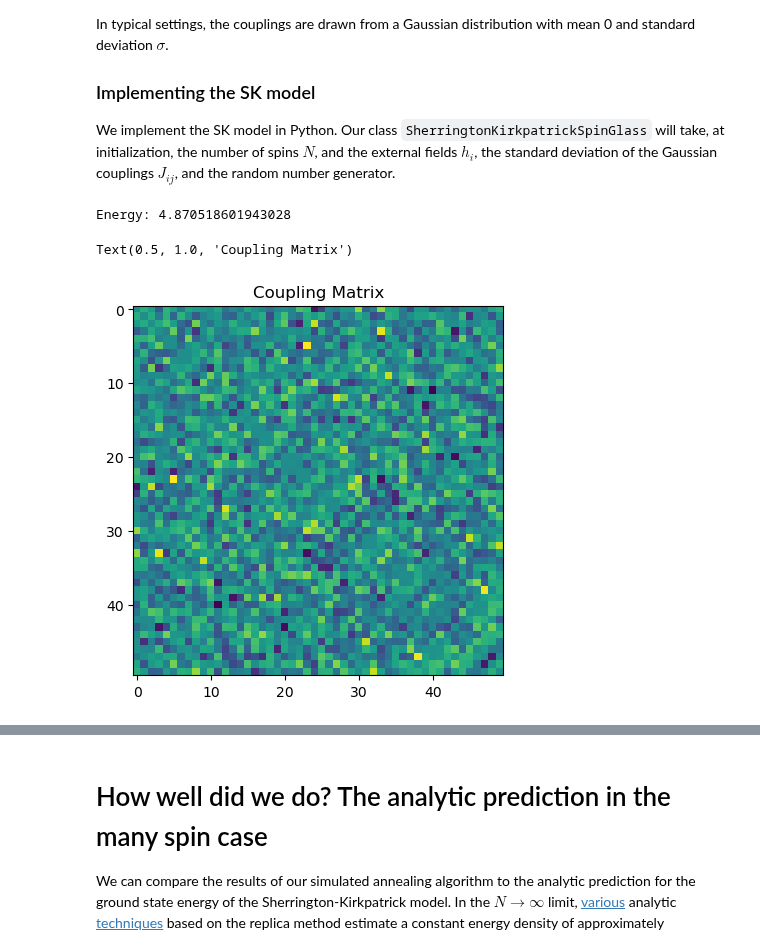
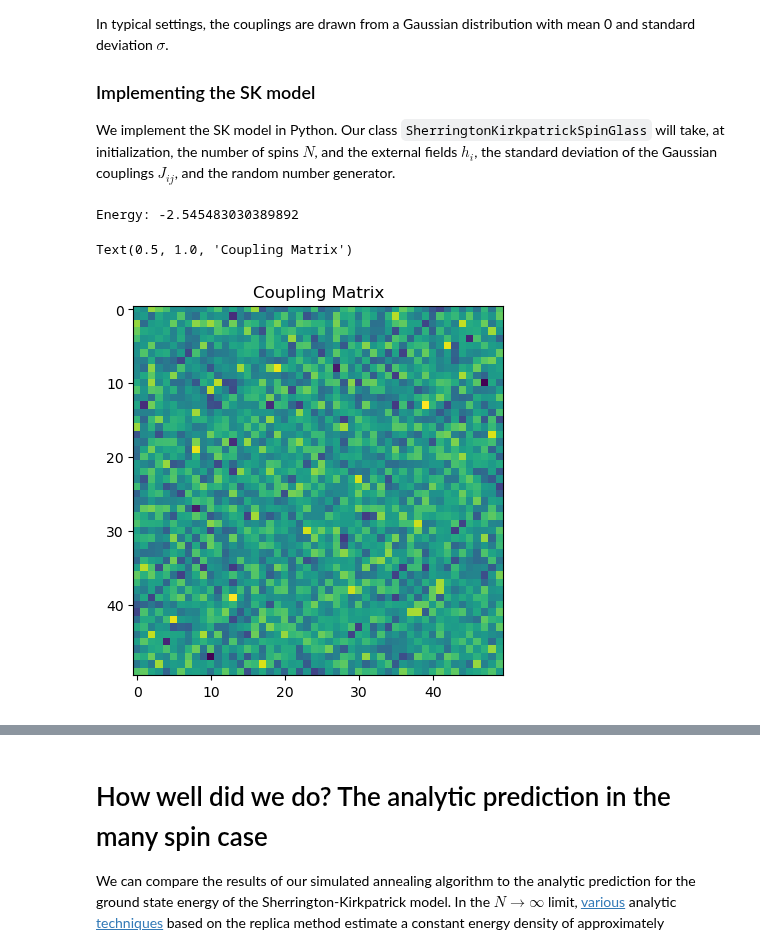
Before and after one commit to williamgilpin/cphy, a Jupyter notebook: talks/spin_glass.ipynb, the cells around one changed output, grey strips where cells are left out. Saved outputs shown, nothing was run; the diff lists cells and outputs as text; code cells hidden in the pictures.

```diff
--- a/talks/spin_glass.ipynb
+++ b/talks/spin_glass.ipynb
@@ -85,17 +67,17 @@ class SherringtonKirkpatrickSpinGlass:
         """
         return float(2.0 * s[i] * (self.h[i] + self.J[i] @ s))
 # %%
-sk = SherringtonKirkpatrickSpinGlass(n=50, scale="1/sqrt(n)", random_state=1)
+sk = SherringtonKirkpatrickSpinGlass(n=50, random_state=0)
 s = sk.random_spins()
 print("Energy:", sk.energy(s))
 
 plt.figure()
 plt.imshow(sk.J)
 plt.title("Coupling Matrix")
 # %% [output]
-Energy: 4.870518601943028
+Energy: -2.545483030389892
 Text(0.5, 1.0, 'Coupling Matrix')
-[figure, old version]
+[figure, new version]
 # %% [markdown]
 # Simulated annealing
 
```
Also changed, not shown: parts of 15 cells of this notebook, 2 other files.
